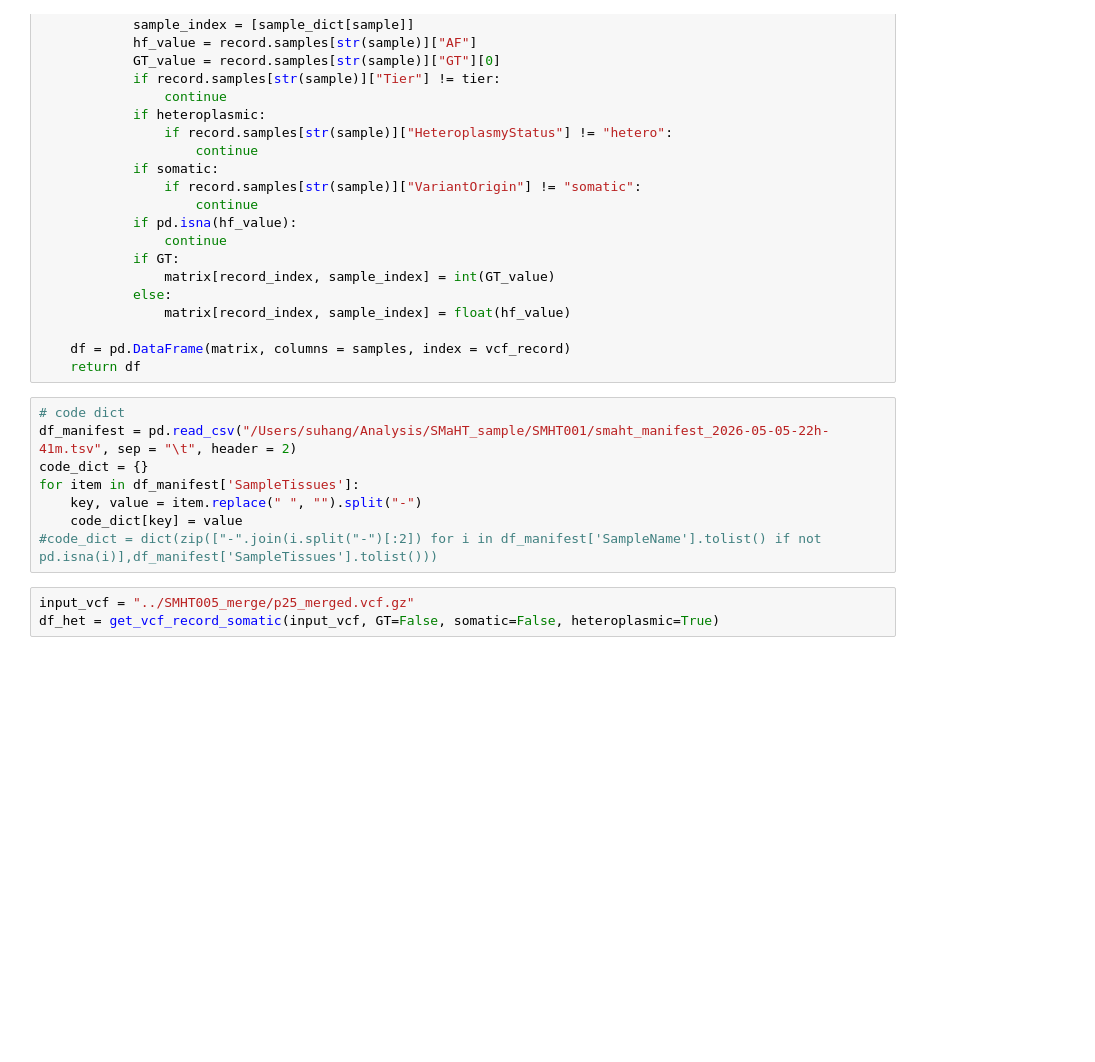
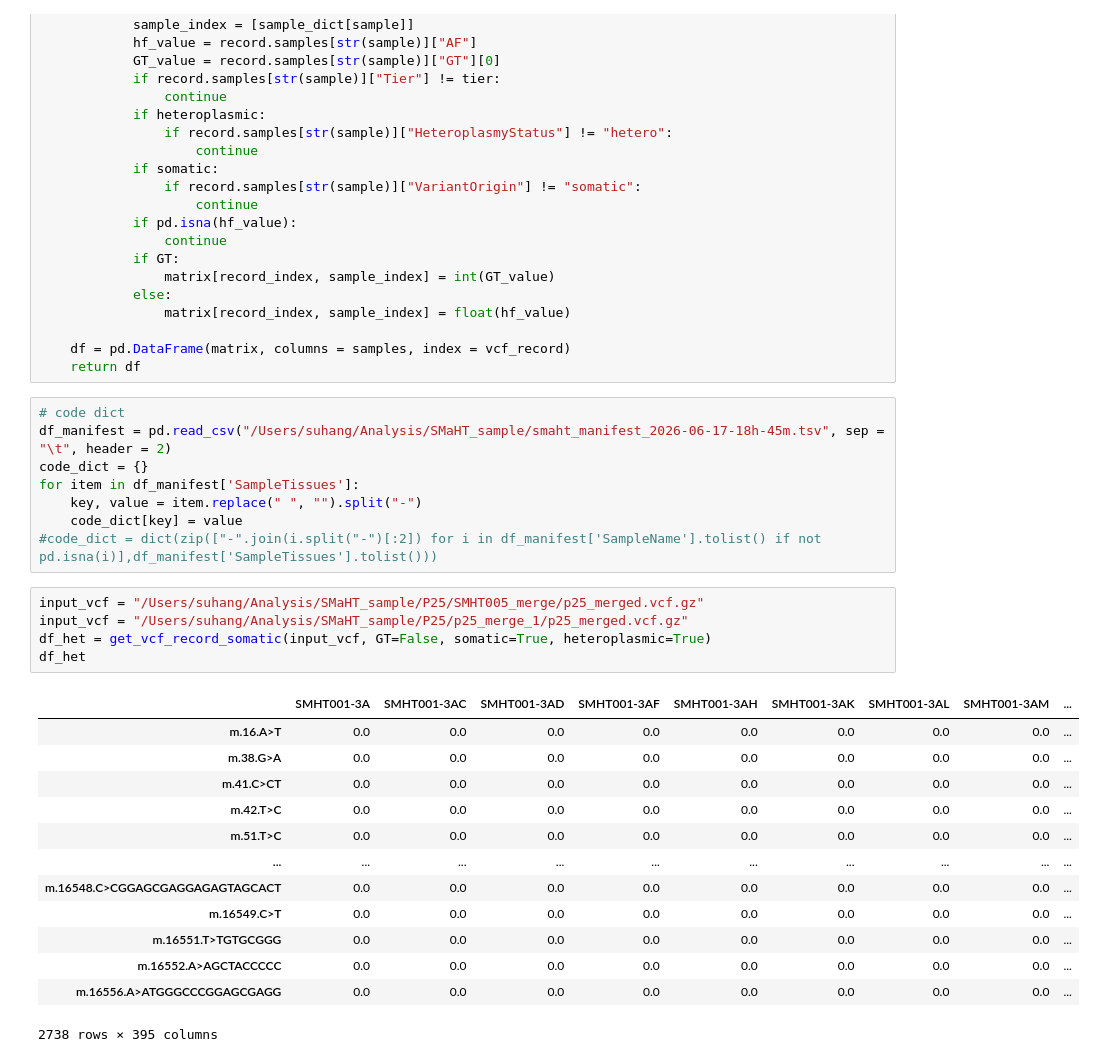
Before and after one commit to hangsuUNC/SMaHT_Mitogenome, a Jupyter notebook: scripts/circos_plot.ipynb, the cells around one changed output. Saved outputs shown, nothing was run; the diff lists cells and outputs as text; blank space fills up the shorter version.

```diff
--- a/scripts/circos_plot.ipynb
+++ b/scripts/circos_plot.ipynb
@@ -56,15 +56,31 @@ def get_vcf_record_somatic(input_vcf, GT=True, somatic = False, heteroplasmic =
     return df
 # %%
 # code dict
-df_manifest = pd.read_csv("/Users/suhang/Analysis/SMaHT_sample/SMHT001/smaht_manifest_2026-05-05-22h-41m.tsv", sep = "\t", header = 2)
+df_manifest = pd.read_csv("/Users/suhang/Analysis/SMaHT_sample/smaht_manifest_2026-06-17-18h-45m.tsv", sep = "\t", header = 2)
 code_dict = {}
 for item in df_manifest['SampleTissues']:
     key, value = item.replace(" ", "").split("-")
     code_dict[key] = value
 #code_dict = dict(zip(["-".join(i.split("-")[:2]) for i in df_manifest['SampleName'].tolist() if not pd.isna(i)],df_manifest['SampleTissues'].tolist()))
 # %%
-input_vcf = "../SMHT005_merge/p25_merged.vcf.gz"
-df_het = get_vcf_record_somatic(input_vcf, GT=False, somatic=False, heteroplasmic=True)
+input_vcf = "/Users/suhang/Analysis/SMaHT_sample/P25/SMHT005_merge/p25_merged.vcf.gz"
+input_vcf = "/Users/suhang/Analysis/SMaHT_sample/P25/p25_merge_1/p25_merged.vcf.gz"
+df_het = get_vcf_record_somatic(input_vcf, GT=False, somatic=True, heteroplasmic=True)
+df_het
+# %% [output]
+|  | SMHT001-3A | SMHT001-3AC | SMHT001-3AD | SMHT001-3AF | SMHT001-3AH | SMHT001-3AK | SMHT001-3AL | SMHT001-3AM | ... |
+| m.16.A>T | 0.0 | 0.0 | 0.0 | 0.0 | 0.0 | 0.0 | 0.0 | 0.0 | ... |
+| m.38.G>A | 0.0 | 0.0 | 0.0 | 0.0 | 0.0 | 0.0 | 0.0 | 0.0 | ... |
+| m.41.C>CT | 0.0 | 0.0 | 0.0 | 0.0 | 0.0 | 0.0 | 0.0 | 0.0 | ... |
+| m.42.T>C | 0.0 | 0.0 | 0.0 | 0.0 | 0.0 | 0.0 | 0.0 | 0.0 | ... |
+| m.51.T>C | 0.0 | 0.0 | 0.0 | 0.0 | 0.0 | 0.0 | 0.0 | 0.0 | ... |
+| ... | ... | ... | ... | ... | ... | ... | ... | ... | ... |
+| m.16548.C>CGGAGCGAGGAGAGTAGCACT | 0.0 | 0.0 | 0.0 | 0.0 | 0.0 | 0.0 | 0.0 | 0.0 | ... |
+| m.16549.C>T | 0.0 | 0.0 | 0.0 | 0.0 | 0.0 | 0.0 | 0.0 | 0.0 | ... |
+| m.16551.T>TGTGCGGG | 0.0 | 0.0 | 0.0 | 0.0 | 0.0 | 0.0 | 0.0 | 0.0 | ... |
+| m.16552.A>AGCTACCCCC | 0.0 | 0.0 | 0.0 | 0.0 | 0.0 | 0.0 | 0.0 | 0.0 | ... |
+| m.16556.A>ATGGGCCCGGAGCGAGG | 0.0 | 0.0 | 0.0 | 0.0 | 0.0 | 0.0 | 0.0 | 0.0 | ... |
+2738 rows × 395 columns
 # %%
 # SNP, Indel, Haplotype Distribution
 from pycirclize import Circos
```
Also changed, not shown: parts of 9 cells of this notebook.
